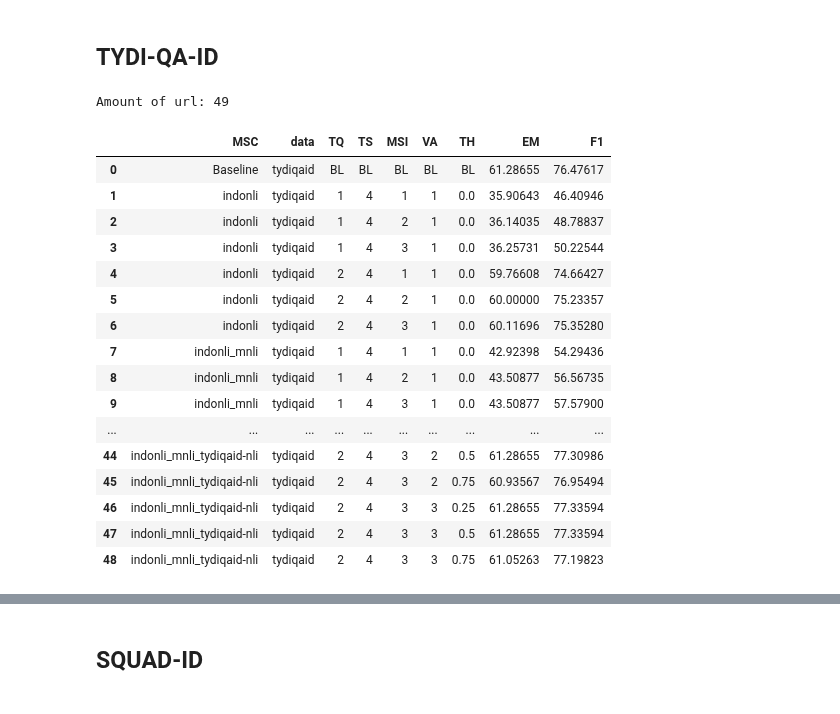
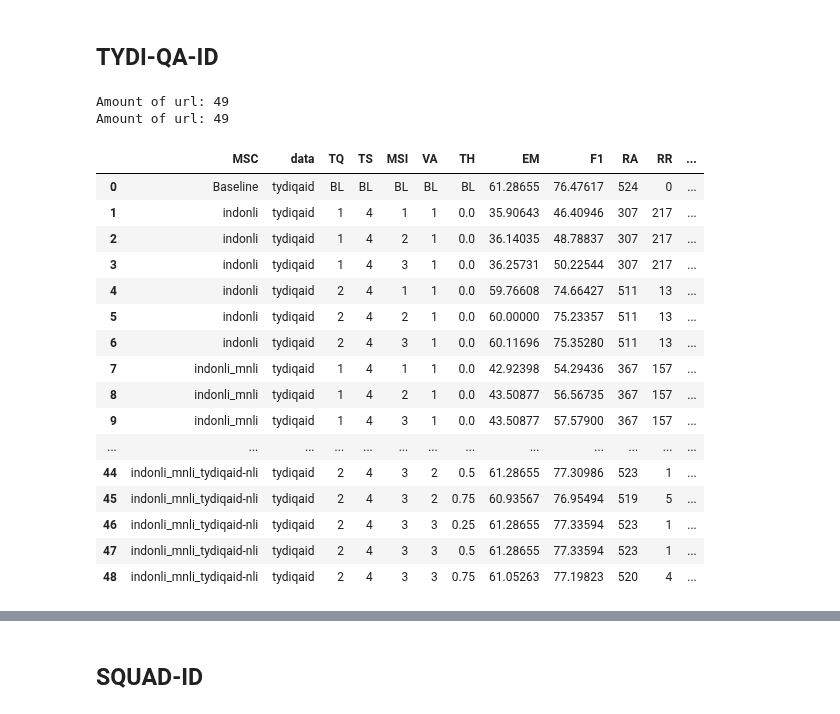
Before and after one commit to muhammadravi251001/multilingual-qas-with-nli, a Jupyter notebook: utilities/main table for paper.ipynb, the cells around one changed output, grey strips where cells are left out. Drawn from its saved outputs; the diff is of its cells as text; code cells hidden in the pictures.

```diff
--- a/utilities/main table for paper.ipynb
+++ b/utilities/main table for paper.ipynb
@@ -220,3 +240,18 @@ def take_all_url_nli_validator(data):
     url_arr = list(OrderedDict.fromkeys(url_arr))
     print("Amount of url:", len(url_arr))
     return url_arr
+# %%
+def take_dataframe(url):
+
+    response = requests.get(url)
+
+    if response.status_code == 200:
+        csv_data = StringIO(response.text)
+        df = pd.read_csv(csv_data, index_col=0)
+        df = df[['Prediction Answer', 'Rec. Pred Answer', 'Gold Answer', 'Properties']]
+        df.fillna('', inplace=True)
+
+    else:
+        print("Failed to download CSV")
+
+    return df
@@ -248,14 +326,20 @@ def extract_values_nli_validator(url, data):
     else:
         return None
 # %%
-def create_table_nli_validator(url_list, data):
+def create_table_nli_validator(url_list, url_list_df, data):
 
     data_list = []
-    for url in tqdm(url_list, desc="Processing URLs", unit="URL"):
+    for url in tqdm(url_list, desc="Processing first URLs", unit="URL"):
         extracted_values = extract_values_nli_validator(url, data)
         data_list.append(extracted_values)
 
     df = pd.DataFrame(data_list, columns=['MSC', 'data', 'TQ', 'TS', 'MSI', 'VA', 'TH', 'EM', 'F1'])
+
+    for idx, url_df in enumerate(tqdm(url_list_df, desc="Processing second URLs", unit="URL")):
+        extracted_values = take_accepted_and_rejected_qa_with_nli(url_df)
+        df.loc[idx, ['RA', 'RR', 'WA', 'WR']] = extracted_values
+
+    df[['RA', 'RR', 'WA', 'WR']] = df[['RA', 'RR', 'WA', 'WR']].astype(int)
 
     df.loc[0, 'MSC'] = "Baseline"
     df.loc[0, 'TQ'] = "BL"
@@ -341,28 +427,30 @@ idkmrc sorted by F1
 # %%
 data = "tydiqaid"
 url_list = take_all_url_nli_validator(data)
-table = pd.DataFrame(create_table_nli_validator(url_list, data))
+url_list_df = take_all_url_nli_validator(data, df=True)
+table = pd.DataFrame(create_table_nli_validator(url_list, url_list_df, data))
 table.to_excel(f'{data}-nli-validator.xlsx', index=False)
 table
 # %% [output]
 Amount of url: 49
+Amount of url: 49
-|  | MSC | data | TQ | TS | MSI | VA | TH | EM | F1 |
-| 0 | Baseline | tydiqaid | BL | BL | BL | BL | BL | 61.28655 | 76.47617 |
-| 1 | indonli | tydiqaid | 1 | 4 | 1 | 1 | 0.0 | 35.90643 | 46.40946 |
-| 2 | indonli | tydiqaid | 1 | 4 | 2 | 1 | 0.0 | 36.14035 | 48.78837 |
-| 3 | indonli | tydiqaid | 1 | 4 | 3 | 1 | 0.0 | 36.25731 | 50.22544 |
-| 4 | indonli | tydiqaid | 2 | 4 | 1 | 1 | 0.0 | 59.76608 | 74.66427 |
-| 5 | indonli | tydiqaid | 2 | 4 | 2 | 1 | 0.0 | 60.00000 | 75.23357 |
-| 6 | indonli | tydiqaid | 2 | 4 | 3 | 1 | 0.0 | 60.11696 | 75.35280 |
-| 7 | indonli_mnli | tydiqaid | 1 | 4 | 1 | 1 | 0.0 | 42.92398 | 54.29436 |
-| 8 | indonli_mnli | tydiqaid | 1 | 4 | 2 | 1 | 0.0 | 43.50877 | 56.56735 |
-| 9 | indonli_mnli | tydiqaid | 1 | 4 | 3 | 1 | 0.0 | 43.50877 | 57.57900 |
-| ... | ... | ... | ... | ... | ... | ... | ... | ... | ... |
-| 44 | indonli_mnli_tydiqaid-nli | tydiqaid | 2 | 4 | 3 | 2 | 0.5 | 61.28655 | 77.30986 |
-| 45 | indonli_mnli_tydiqaid-nli | tydiqaid | 2 | 4 | 3 | 2 | 0.75 | 60.93567 | 76.95494 |
-| 46 | indonli_mnli_tydiqaid-nli | tydiqaid | 2 | 4 | 3 | 3 | 0.25 | 61.28655 | 77.33594 |
-| 47 | indonli_mnli_tydiqaid-nli | tydiqaid | 2 | 4 | 3 | 3 | 0.5 | 61.28655 | 77.33594 |
-| 48 | indonli_mnli_tydiqaid-nli | tydiqaid | 2 | 4 | 3 | 3 | 0.75 | 61.05263 | 77.19823 |
+|  | MSC | data | TQ | TS | MSI | VA | TH | EM | F1 | RA | RR | ... |
+| 0 | Baseline | tydiqaid | BL | BL | BL | BL | BL | 61.28655 | 76.47617 | 524 | 0 | ... |
+| 1 | indonli | tydiqaid | 1 | 4 | 1 | 1 | 0.0 | 35.90643 | 46.40946 | 307 | 217 | ... |
+| 2 | indonli | tydiqaid | 1 | 4 | 2 | 1 | 0.0 | 36.14035 | 48.78837 | 307 | 217 | ... |
+| 3 | indonli | tydiqaid | 1 | 4 | 3 | 1 | 0.0 | 36.25731 | 50.22544 | 307 | 217 | ... |
+| 4 | indonli | tydiqaid | 2 | 4 | 1 | 1 | 0.0 | 59.76608 | 74.66427 | 511 | 13 | ... |
+| 5 | indonli | tydiqaid | 2 | 4 | 2 | 1 | 0.0 | 60.00000 | 75.23357 | 511 | 13 | ... |
+| 6 | indonli | tydiqaid | 2 | 4 | 3 | 1 | 0.0 | 60.11696 | 75.35280 | 511 | 13 | ... |
+| 7 | indonli_mnli | tydiqaid | 1 | 4 | 1 | 1 | 0.0 | 42.92398 | 54.29436 | 367 | 157 | ... |
+| 8 | indonli_mnli | tydiqaid | 1 | 4 | 2 | 1 | 0.0 | 43.50877 | 56.56735 | 367 | 157 | ... |
+| 9 | indonli_mnli | tydiqaid | 1 | 4 | 3 | 1 | 0.0 | 43.50877 | 57.57900 | 367 | 157 | ... |
+| ... | ... | ... | ... | ... | ... | ... | ... | ... | ... | ... | ... | ... |
+| 44 | indonli_mnli_tydiqaid-nli | tydiqaid | 2 | 4 | 3 | 2 | 0.5 | 61.28655 | 77.30986 | 523 | 1 | ... |
+| 45 | indonli_mnli_tydiqaid-nli | tydiqaid | 2 | 4 | 3 | 2 | 0.75 | 60.93567 | 76.95494 | 519 | 5 | ... |
+| 46 | indonli_mnli_tydiqaid-nli | tydiqaid | 2 | 4 | 3 | 3 | 0.25 | 61.28655 | 77.33594 | 523 | 1 | ... |
+| 47 | indonli_mnli_tydiqaid-nli | tydiqaid | 2 | 4 | 3 | 3 | 0.5 | 61.28655 | 77.33594 | 523 | 1 | ... |
+| 48 | indonli_mnli_tydiqaid-nli | tydiqaid | 2 | 4 | 3 | 3 | 0.75 | 61.05263 | 77.19823 | 520 | 4 | ... |
 # %%
 print(f"{data} sorted by EM")
 sorted_table = table.sort_values(by='EM', ascending=False)
```
Also changed, not shown: parts of 12 cells of this notebook.
